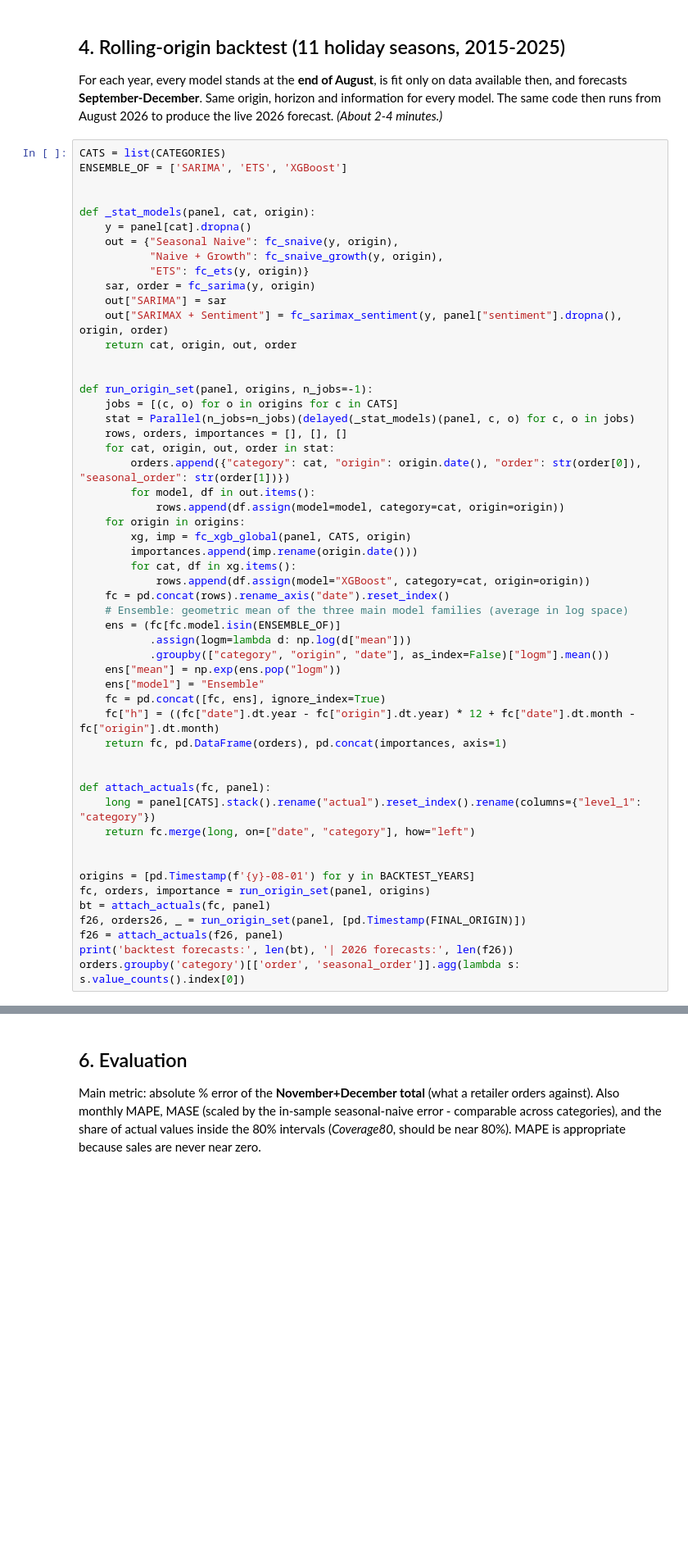
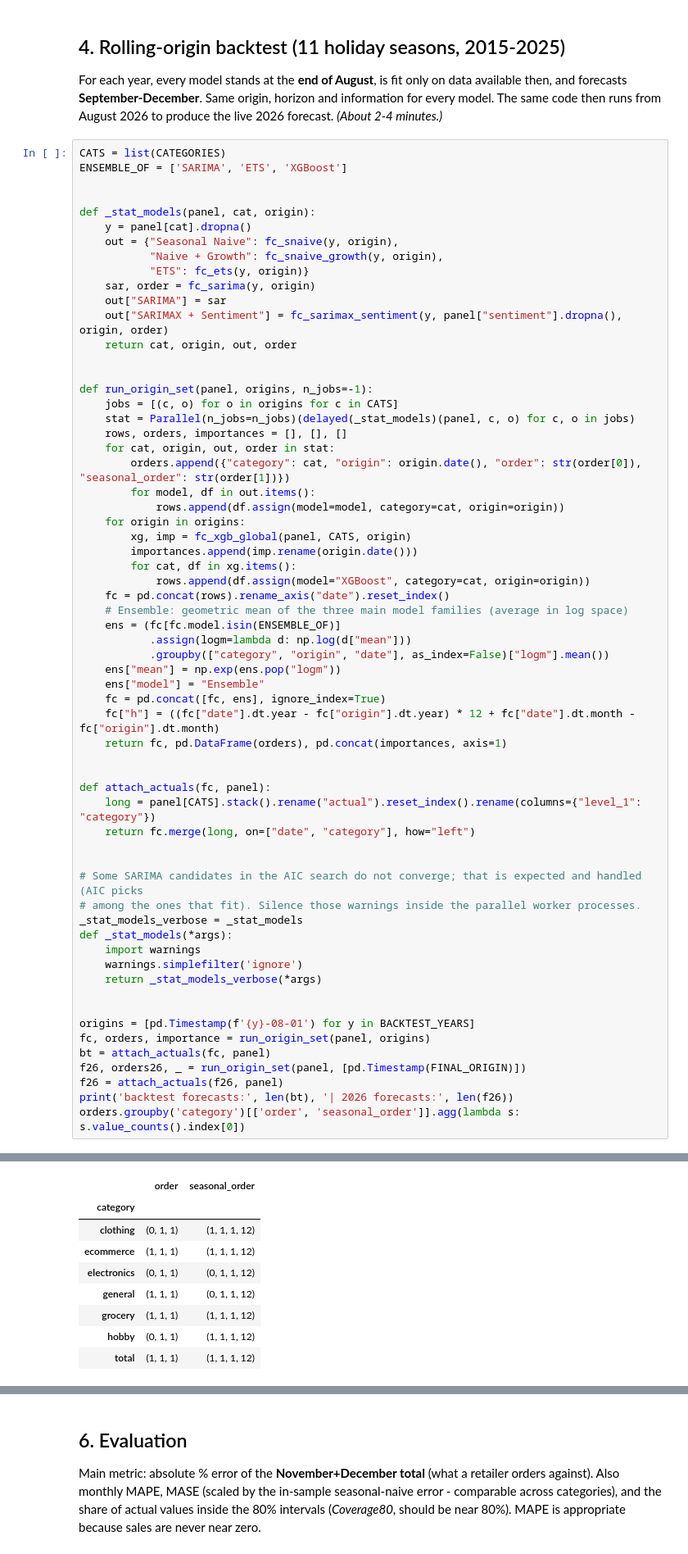
Before and after one commit to RachelLiu13/holiday-retail-forecast, a Jupyter notebook: notebooks/Holiday_Retail_Forecast.ipynb, the cells around one changed output, grey strips where cells are left out. Shown at 82% size. Cells and saved outputs as stored; diff of their text form; blank space fills up the shorter version.

Commit message:
Standalone notebook executed end to end; silence expected SARIMA convergence warnings

```diff
--- a/notebooks/Holiday_Retail_Forecast.ipynb
+++ b/notebooks/Holiday_Retail_Forecast.ipynb
@@ -397,6 +422,15 @@ def attach_actuals(fc, panel):
     return fc.merge(long, on=["date", "category"], how="left")
 
 
+# Some SARIMA candidates in the AIC search do not converge; that is expected and handled (AIC picks
+# among the ones that fit). Silence those warnings inside the parallel worker processes.
+_stat_models_verbose = _stat_models
+def _stat_models(*args):
+    import warnings
+    warnings.simplefilter('ignore')
+    return _stat_models_verbose(*args)
+
+
 origins = [pd.Timestamp(f'{y}-08-01') for y in BACKTEST_YEARS]
 fc, orders, importance = run_origin_set(panel, origins)
 bt = attach_actuals(fc, panel)
@@ -404,3 +438,4 @@ f26, orders26, _ = run_origin_set(panel, [pd.Timestamp(FINAL_ORIGIN)])
 f26 = attach_actuals(f26, panel)
 print('backtest forecasts:', len(bt), '| 2026 forecasts:', len(f26))
 orders.groupby('category')[['order', 'seasonal_order']].agg(lambda s: s.value_counts().index[0])
+# %% [output]
@@ -407,3 +443,12 @@ orders.groupby('category')[['order', 'seasonal_order']].agg(lambda s: s.value_co
+|  | order | seasonal_order |
+| category |  |  |
+| clothing | (0, 1, 1) | (1, 1, 1, 12) |
+| ecommerce | (1, 1, 1) | (1, 1, 1, 12) |
+| electronics | (0, 1, 1) | (0, 1, 1, 12) |
+| general | (1, 1, 1) | (0, 1, 1, 12) |
+| grocery | (1, 1, 1) | (1, 1, 1, 12) |
+| hobby | (0, 1, 1) | (1, 1, 1, 12) |
+| total | (1, 1, 1) | (1, 1, 1, 12) |
 # %% [markdown]
 ## 5. Can AI chatbots forecast? (LLM experiment)
 
```
Also changed, not shown: parts of 12 cells of this notebook, 1 other file.
